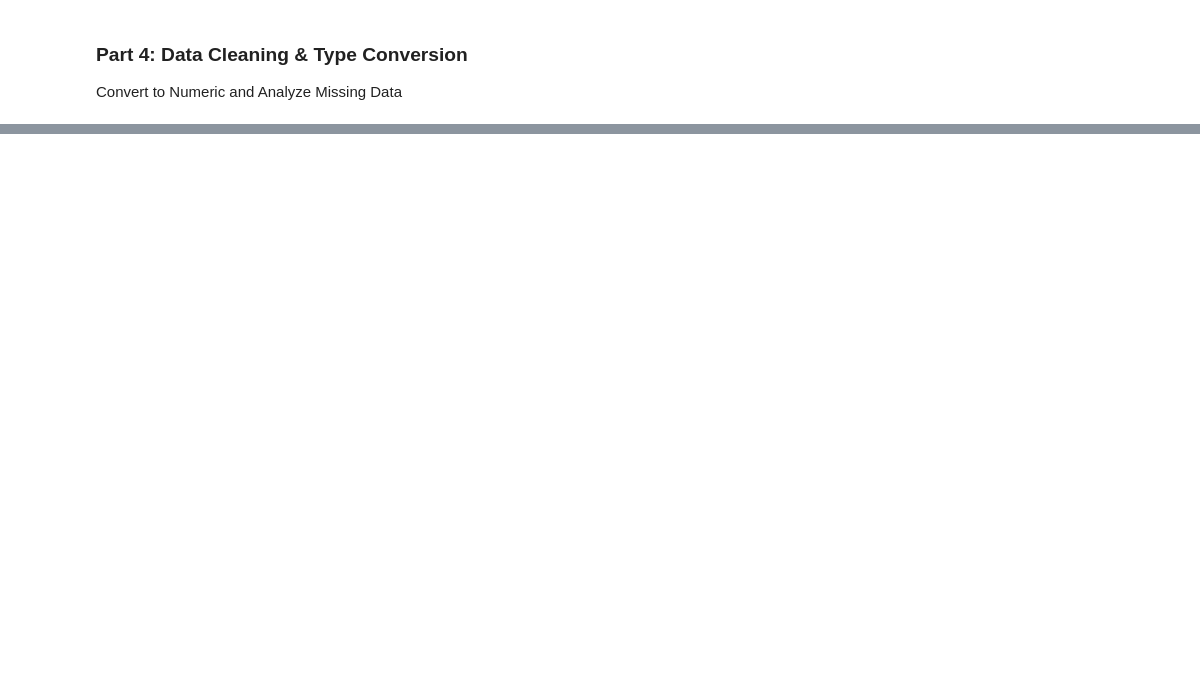
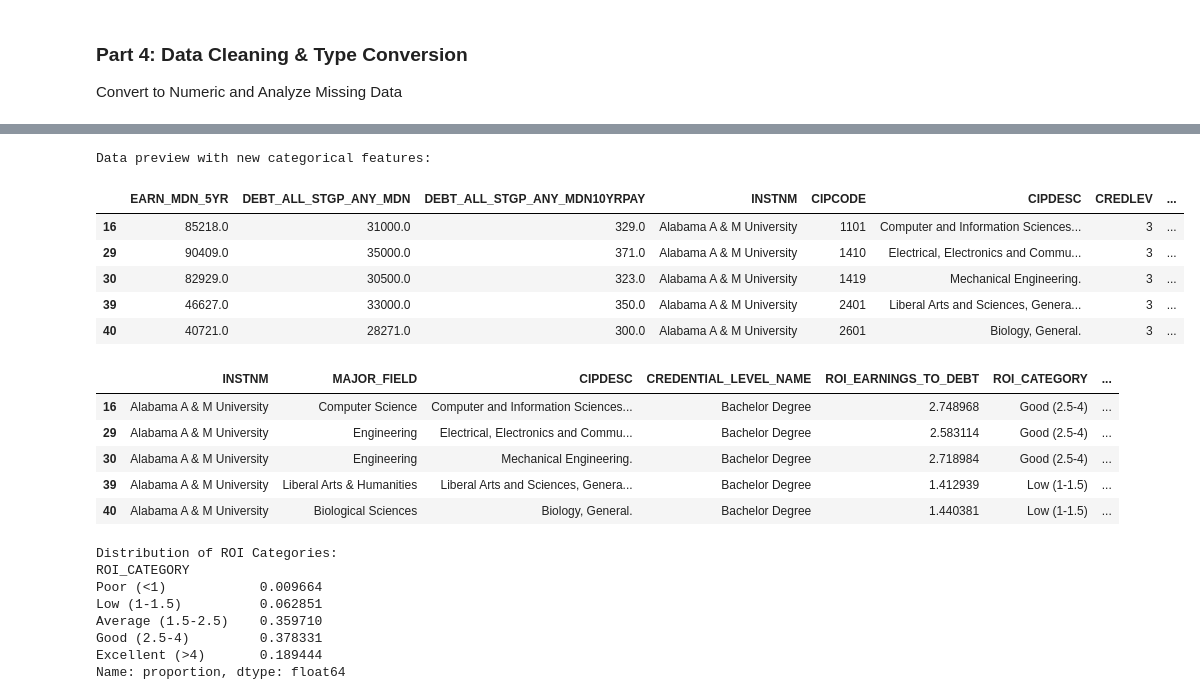
Before and after one commit to SophiaYifei/college-scorecard-roi-storytelling, a Jupyter notebook: notebooks/01_preprocess.ipynb, the cells around one changed output, grey strips where cells are left out. Drawn from its saved outputs; the diff is of its cells as text; code cells hidden in the pictures; blank space fills up the shorter version.

```diff
--- a/notebooks/01_preprocess.ipynb
+++ b/notebooks/01_preprocess.ipynb
@@ -935,0 +283,80 @@ Index(['UNITID', 'OPEID', 'OPEID6', 'INSTNM', 'CITY', 'STABBR', 'ZIP',
+# %%
+df_final = df_filtered.copy()
+
+# 1. Create a more readable credential level name.
+credential_map = {
+    1: 'Undergraduate Certificate',
+    2: 'Associate Degree',
+    3: 'Bachelor Degree',
+    4: 'Post-baccalaureate Certificate',
+    5: 'Master Degree',
+    6: 'Doctoral Degree',
+    7: 'First Professional Degree',
+    8: 'Graduate Certificate'
+}
+df_final['CREDENTIAL_LEVEL_NAME'] = df_final['CREDLEV'].map(credential_map)
+
+# 2. Create broad major fields from CIPCODE.
+# We extract the first two digits of the CIPCODE to identify the general field of study.
+df_final['CIP_2DIGIT'] = df_final['CIPCODE'].astype(str).str[:2]
+
+major_map = {
+    '11': 'Computer Science',
+    '14': 'Engineering',
+    '15': 'Engineering Technology',
+    '26': 'Biological Sciences',
+    '27': 'Mathematics',
+    '40': 'Physical Sciences',
+    '52': 'Business',
+    '51': 'Health Professions',
+    '42': 'Psychology',
+    '45': 'Social Sciences',
+    '23': 'English Language',
+    '24': 'Liberal Arts & Humanities',
+    '50': 'Visual & Performing Arts',
+    '13': 'Education',
+}
+df_final['MAJOR_FIELD'] = df_final['CIP_2DIGIT'].map(major_map).fillna('Other')
+
+# 3. Bin the continuous ROI values into categorical labels.
+# pd.cut helps segment numbers into bins.
+roi_bins = [0, 1, 1.5, 2.5, 4, float('inf')]
+roi_labels = ['Poor (<1)', 'Low (1-1.5)', 'Average (1.5-2.5)', 'Good (2.5-4)', 'Excellent (>4)']
+df_final['ROI_CATEGORY'] = pd.cut(df_final['ROI_EARNINGS_TO_DEBT'], bins=roi_bins, labels=roi_labels, right=False)
+
+# 4. Bin the monthly payment percentage into categorical labels.
+afford_bins = [0, 8, 12, 20, float('inf')]
+afford_labels = ['Very Affordable (<8%)', 'Affordable (8-12%)', 'Moderate (12-20%)', 'Expensive (>20%)']
+df_final['AFFORDABILITY'] = pd.cut(df_final['MONTHLY_PAYMENT_PCT'], bins=afford_bins, labels=afford_labels, right=False)
+
+
+# Preview the newly created columns.
+print("\nData preview with new categorical features:")
+display(df_final.head())
+display(df_final[['INSTNM', 'MAJOR_FIELD', 'CIPDESC', 'CREDENTIAL_LEVEL_NAME', 'ROI_EARNINGS_TO_DEBT', 'ROI_CATEGORY', 'AFFORDABILITY']].head())
+
+# Check the distribution of the new categories.
+print("\nDistribution of ROI Categories:")
+print(df_final['ROI_CATEGORY'].value_counts(normalize=True).sort_index())
+# %% [output]
+Data preview with new categorical features:
+|  | EARN_MDN_5YR | DEBT_ALL_STGP_ANY_MDN | DEBT_ALL_STGP_ANY_MDN10YRPAY | INSTNM | CIPCODE | CIPDESC | CREDLEV | ... |
+| 16 | 85218.0 | 31000.0 | 329.0 | Alabama A & M University | 1101 | Computer and Information Sciences... | 3 | ... |
+| 29 | 90409.0 | 35000.0 | 371.0 | Alabama A & M University | 1410 | Electrical, Electronics and Commu... | 3 | ... |
+| 30 | 82929.0 | 30500.0 | 323.0 | Alabama A & M University | 1419 | Mechanical Engineering. | 3 | ... |
+| 39 | 46627.0 | 33000.0 | 350.0 | Alabama A & M University | 2401 | Liberal Arts and Sciences, Genera... | 3 | ... |
+| 40 | 40721.0 | 28271.0 | 300.0 | Alabama A & M University | 2601 | Biology, General. | 3 | ... |
+|  | INSTNM | MAJOR_FIELD | CIPDESC | CREDENTIAL_LEVEL_NAME | ROI_EARNINGS_TO_DEBT | ROI_CATEGORY | ... |
+| 16 | Alabama A & M University | Computer Science | Computer and Information Sciences... | Bachelor Degree | 2.748968 | Good (2.5-4) | ... |
+| 29 | Alabama A & M University | Engineering | Electrical, Electronics and Commu... | Bachelor Degree | 2.583114 | Good (2.5-4) | ... |
+| 30 | Alabama A & M University | Engineering | Mechanical Engineering. | Bachelor Degree | 2.718984 | Good (2.5-4) | ... |
+| 39 | Alabama A & M University | Liberal Arts & Humanities | Liberal Arts and Sciences, Genera... | Bachelor Degree | 1.412939 | Low (1-1.5) | ... |
+| 40 | Alabama A & M University | Biological Sciences | Biology, General. | Bachelor Degree | 1.440381 | Low (1-1.5) | ... |
+Distribution of ROI Categories:
+ROI_CATEGORY
+Poor (<1)            0.009664
+Low (1-1.5)          0.062851
+Average (1.5-2.5)    0.359710
+Good (2.5-4)         0.378331
+Excellent (>4)       0.189444
+Name: proportion, dtype: float64
```
Also changed, not shown: parts of 26 cells of this notebook, 2 other files.
